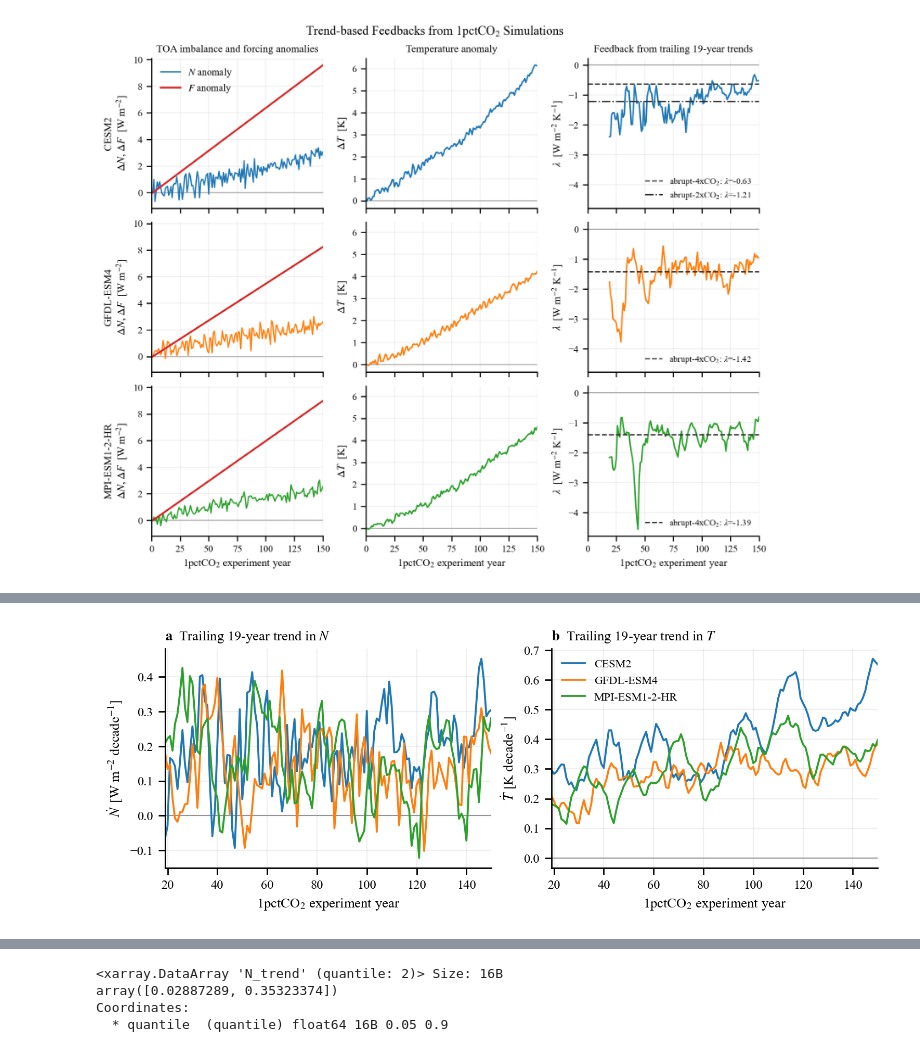
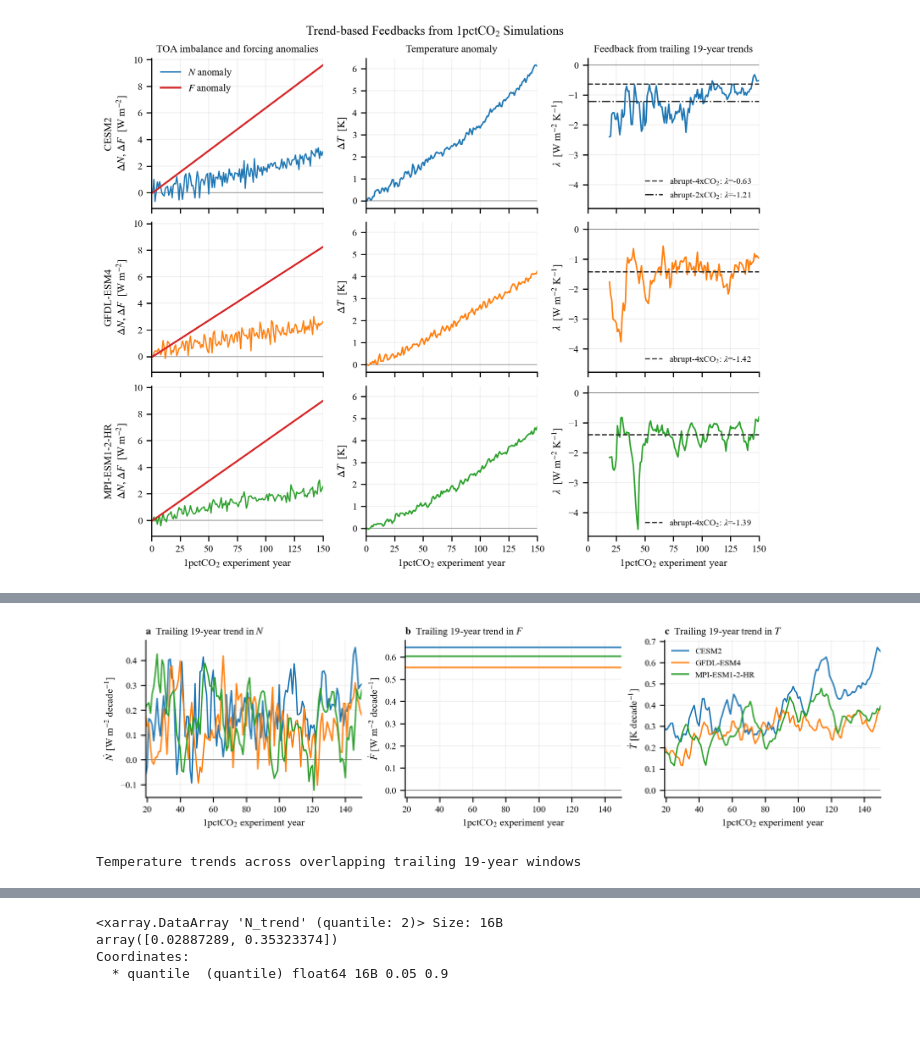
Before and after one commit to vtcooper/bayecs, a Jupyter notebook: mmlea.ipynb, the cells around one changed output, grey strips where cells are left out. Drawn from its saved outputs; the diff is of its cells as text; code cells hidden in the pictures; blank space fills up the shorter version.

```diff
--- a/mmlea.ipynb
+++ b/mmlea.ipynb
@@ -2632,17 +2631,17 @@ Each point is an ordinary-least-squares trend from the trailing 19 annual means
 # %%
-# Plot/export controls for the rolling N- and T-trend comparison.
-ONEPCT_NT_TREND_SAVE = False
-ONEPCT_NT_TREND_DPI = 200
-ONEPCT_NT_TREND_SAVE_DPI = 700
-ONEPCT_NT_TREND_OUTPUT_DIR = Path("./figures")
-ONEPCT_NT_TREND_FILENAME = "onepctco2_rolling_N_T_trends.pdf"
+# Plot/export controls for the rolling N-, F-, and T-trend comparison.
+ONEPCT_NFT_TREND_SAVE = False
+ONEPCT_NFT_TREND_DPI = 200
+ONEPCT_NFT_TREND_SAVE_DPI = 700
+ONEPCT_NFT_TREND_OUTPUT_DIR = Path("./figures")
+ONEPCT_NFT_TREND_FILENAME = "onepctco2_rolling_N_F_T_trends.pdf"
 TREND_PER_DECADE = 10.0
 
 if ONEPCT_ROLLING_POINTS != 19:
     raise ValueError("This figure is intended for trailing 19-year windows.")
 
 fig, axes = plt.subplots(
-    1, 2, figsize=(7.5, 2.8), dpi=ONEPCT_NT_TREND_DPI,
+    1, 3, figsize=(10.5, 2.8), dpi=ONEPCT_NFT_TREND_DPI,
     sharex=True, constrained_layout=True,
 )
 
@@ -2655,38 +2654,85 @@ for model in ONEPCT_MODEL_ORDER:
 
     end_year = feedback.window_end_year
     color = ONEPCT_MODEL_COLORS[model]
     axes[0].plot(
         end_year, TREND_PER_DECADE * feedback["N_trend"],
         color=color, lw=1.35, label=model,
     )
     axes[1].plot(
+        end_year, TREND_PER_DECADE * feedback["F_trend"],
+        color=color, lw=1.35, label=model,
+    )
+    axes[2].plot(
         end_year, TREND_PER_DECADE * feedback["T_trend"],
         color=color, lw=1.35, label=model,
     )
 
 window_end_min = int(onepctco2_feedback_multimodel.window_end_year.min())
 window_end_max = int(onepctco2_feedback_multimodel.window_end_year.max())
 
 axes[0].set_title(r"$\mathbf{a}$  Trailing 19-year trend in $N$", loc="left")
-axes[1].set_title(r"$\mathbf{b}$  Trailing 19-year trend in $T$", loc="left")
+axes[1].set_title(r"$\mathbf{b}$  Trailing 19-year trend in $F$", loc="left")
+axes[2].set_title(r"$\mathbf{c}$  Trailing 19-year trend in $T$", loc="left")
 axes[0].set_ylabel(r"$\dot N$ [W m$^{-2}$ decade$^{-1}$]")
-axes[1].set_ylabel(r"$\dot T$ [K decade$^{-1}$]")
+axes[1].set_ylabel(r"$\dot F$ [W m$^{-2}$ decade$^{-1}$]")
+axes[2].set_ylabel(r"$\dot T$ [K decade$^{-1}$]")
 
 for ax in axes:
     ax.axhline(0, color="0.55", lw=0.75, zorder=0)
     ax.set_xlim(window_end_min, window_end_max)
     ax.set_xlabel("1pctCO$_2$ experiment year")
     ax.grid(alpha=0.2)
 
-axes[1].legend(frameon=False, fontsize=8)
+axes[2].legend(frameon=False, fontsize=8)
 sns.despine()
 
-if ONEPCT_NT_TREND_SAVE:
-    ONEPCT_NT_TREND_OUTPUT_DIR.mkdir(parents=True, exist_ok=True)
-    output_path = ONEPCT_NT_TREND_OUTPUT_DIR / ONEPCT_NT_TREND_FILENAME
-    fig.savefig(output_path, dpi=ONEPCT_NT_TREND_SAVE_DPI, bbox_inches="tight")
+if ONEPCT_NFT_TREND_SAVE:
+    ONEPCT_NFT_TREND_OUTPUT_DIR.mkdir(parents=True, exist_ok=True)
+    output_path = ONEPCT_NFT_TREND_OUTPUT_DIR / ONEPCT_NFT_TREND_FILENAME
+    fig.savefig(
+        output_path, dpi=ONEPCT_NFT_TREND_SAVE_DPI, bbox_inches="tight"
+    )
     print(f"Saved {output_path}")
 
 plt.show()
+
+# Descriptive distribution across the 132 overlapping trailing windows.
+temperature_trend_rows = []
+for model in ONEPCT_MODEL_ORDER:
+    values = (
+        TREND_PER_DECADE
+        * onepctco2_feedback_multimodel["T_trend"].sel(model=model)
+    )
+    q05, q95 = values.quantile([0.05, 0.95]).values
+    minimum = float(values.min())
+    maximum = float(values.max())
+    temperature_trend_rows.append({
+        "model": model,
+        "n_windows": values.size,
+        "mean_K_per_decade": float(values.mean()),
+        "minimum_K_per_decade": minimum,
+        "maximum_K_per_decade": maximum,
+        "full_range_K_per_decade": maximum - minimum,
+        "p05_K_per_decade": float(q05),
+        "p95_K_per_decade": float(q95),
+    })
+
+onepctco2_temperature_trend_summary = (
+    pd.DataFrame(temperature_trend_rows).set_index("model")
+)
+display(
+    onepctco2_temperature_trend_summary.style.format({
+        "n_windows": "{:.0f}",
+        "mean_K_per_decade": "{:.3f}",
+        "minimum_K_per_decade": "{:.3f}",
+        "maximum_K_per_decade": "{:.3f}",
+        "full_range_K_per_decade": "{:.3f}",
+        "p05_K_per_decade": "{:.3f}",
+        "p95_K_per_decade": "{:.3f}",
+    }).set_caption(
+        "Temperature trends across overlapping trailing 19-year windows"
+    )
+)
 # %% [output]
-[figure, old version]
+[figure, new version]
+Temperature trends across overlapping trailing 19-year windows
```
Also changed, not shown: parts of 9 cells of this notebook, 3 other files.
